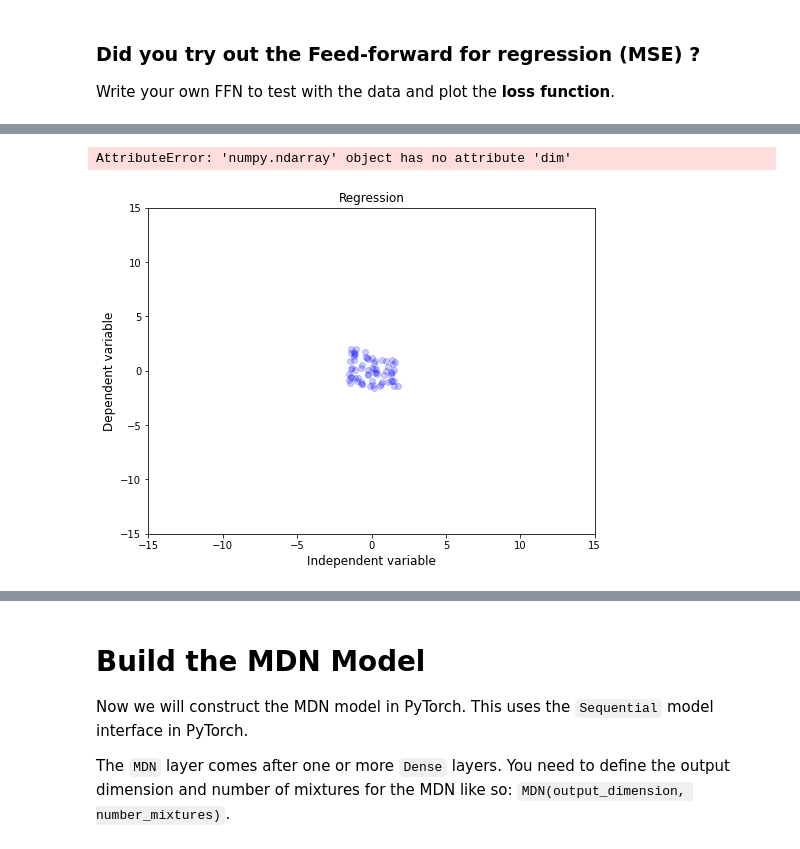
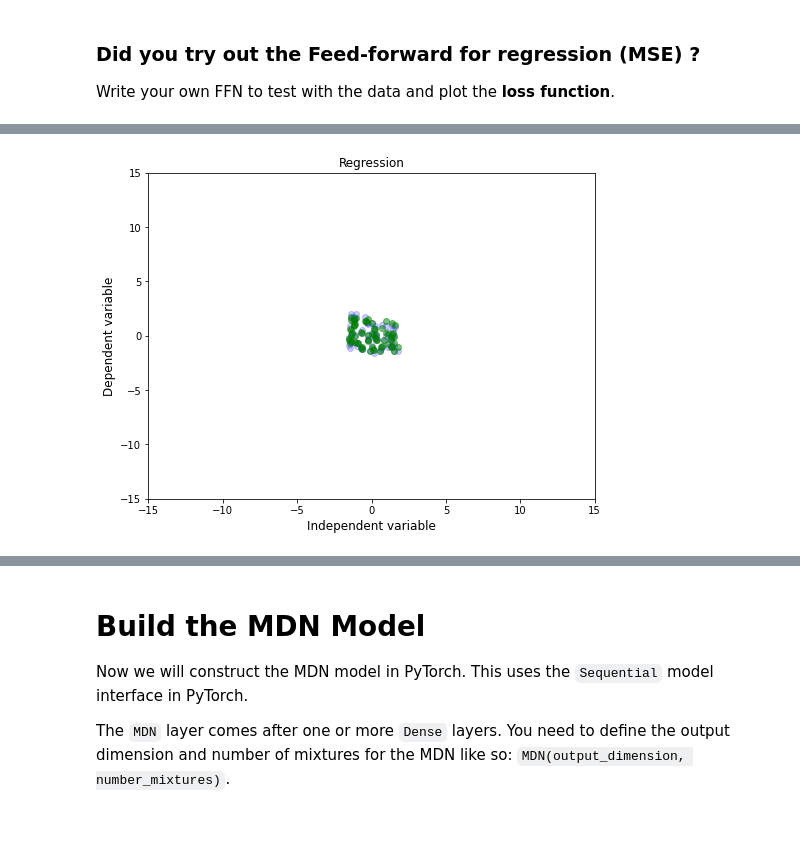
Before and after one commit to JackRio/mdn_hri, a Jupyter notebook: part2/HRI_Tutorial_impr.ipynb, the cells around one changed output, grey strips where cells are left out. Cells and saved outputs as stored; diff of their text form; code cells hidden in the pictures.

```diff
--- a/part2/HRI_Tutorial_impr.ipynb
+++ b/part2/HRI_Tutorial_impr.ipynb
@@ -160,16 +195,24 @@ from torch.utils.data import DataLoader, TensorDataset
 # %%
-max_epochs = 16
-
-n_input = 2
-n_output = 2
+# load data
 x_data =  np.load("normalized/input_normalized.npy")
 y_data = np.load("normalized/output_normalized.npy")
 
-
+# create tensors
 x_train, x_test, y_train, y_test = train_test_split(x_data, y_data, test_size = 0.2, random_state = 42)
+# for training data
 x_tensor = torch.from_numpy(np.float32(x_train).reshape(x_train.shape[0], n_input))
 y_tensor = torch.from_numpy(np.float32(y_train).reshape(y_train.shape[0], n_output))
-
 x_variable = Variable(x_tensor)
 y_variable = Variable(y_tensor, requires_grad=False)
+# for test data
+x_test_tensor = torch.from_numpy(np.float32(x_test).reshape(x_test.shape[0], n_input))
+y_test_tensor = torch.from_numpy(np.float32(y_test).reshape(y_test.shape[0], n_output))
+x_test_variable = Variable(x_test_tensor)
+y_test_variable = Variable(y_test_tensor, requires_grad=False)
+
+
+# define network parameters
+max_epochs = 16
+n_input = 2
+n_output = 2
 # %%
@@ -220,15 +284,14 @@ train_regression_model(model=regression_net)
 # %%
 # Plot final solution
 fig, ax = mp.subplots(figsize=(8,6))
 ax.set_title('Regression', fontsize=12)
 ax.set_xlabel('Independent variable', fontsize=12)
 ax.set_ylabel('Dependent variable', fontsize=12)
 ax.set_xlim(-15.0, 15.0)
 ax.set_ylim(-15.0, 15.0)
 ax.scatter(x_test, y_test, color = "blue", alpha=0.2)
-prediction = regression_net(x_test)     # input x and predict based on x
+prediction = regression_net(x_test_variable)    # input x and predict based on x
 ax.scatter(x_test, prediction.data.numpy(), color='green', alpha=0.5)
 mp.show()
 # %% [output]
-AttributeError: 'numpy.ndarray' object has no attribute 'dim'
-[figure, old version]
+[figure, new version]
```
Also changed, not shown: parts of 24 cells of this notebook.
